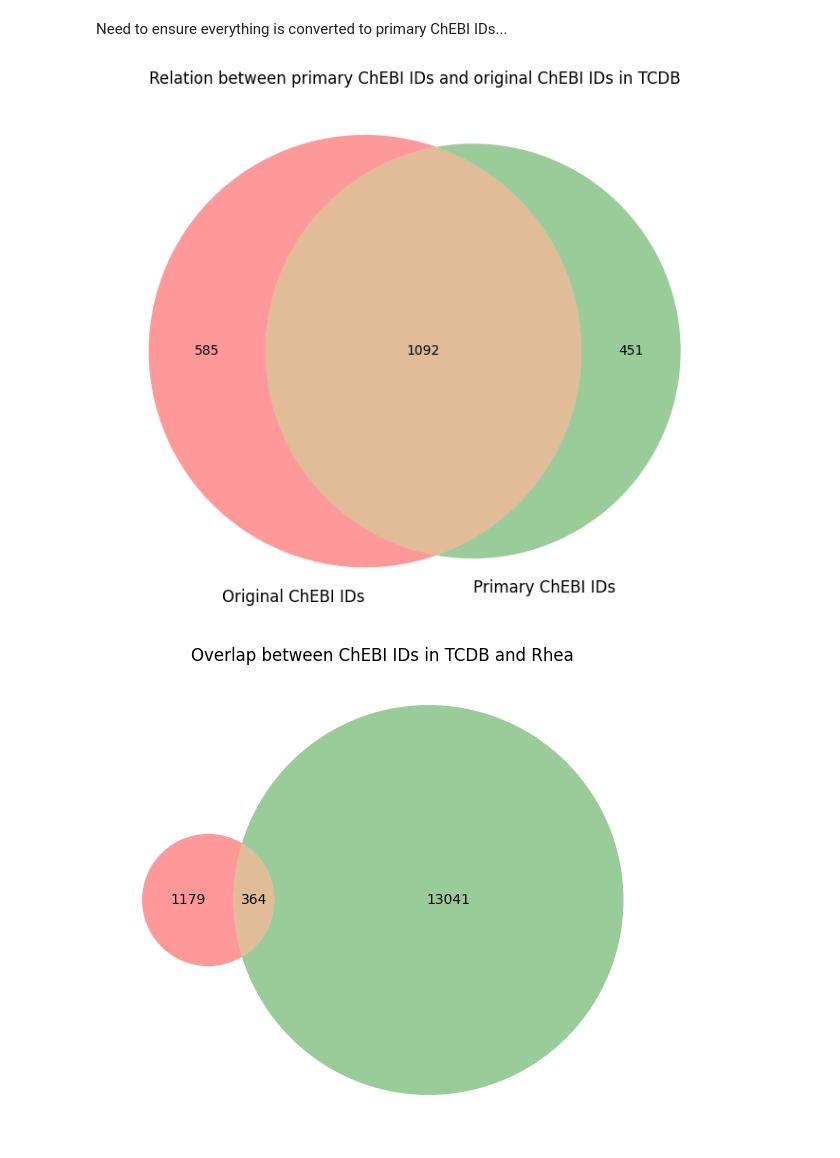
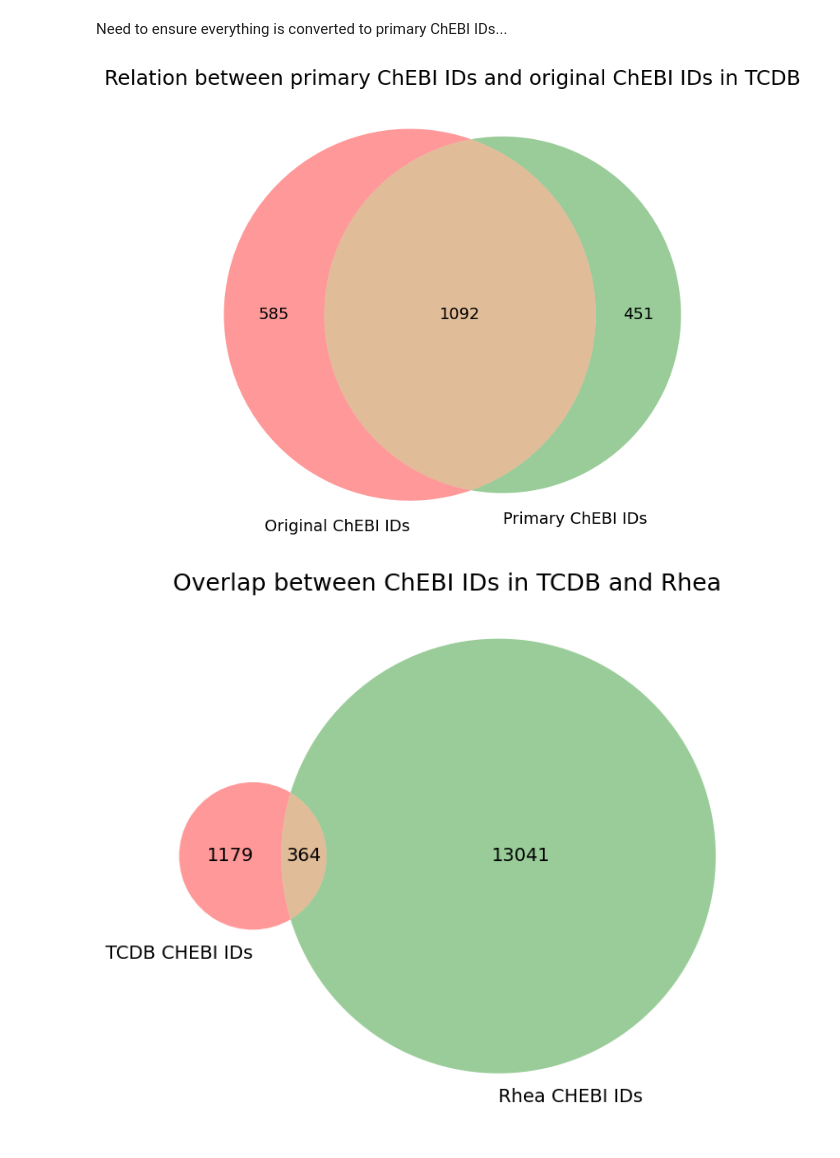
Before and after one commit to blandro/master-project, a Jupyter notebook: Misc/chebis_tcdb_rhea.ipynb, the cells around one changed output. Drawn from its saved outputs; the diff is of its cells as text; code cells hidden in the pictures.

```diff
--- a/Misc/chebis_tcdb_rhea.ipynb
+++ b/Misc/chebis_tcdb_rhea.ipynb
@@ -45,17 +45,26 @@ rhea_subs1 = set([s2p(el) for el in rhea_subs])
 # %%
 plt.figure(figsize=(10, 6))
 venn = venn2([tc_subs, tc_subs1], ("Original ChEBI IDs", "Primary ChEBI IDs"))
-plt.title("Relation between primary ChEBI IDs and original ChEBI IDs in TCDB")
+plt.title("Relation between primary ChEBI IDs and original ChEBI IDs in TCDB", fontsize=18)
+for t in venn.set_labels:
+        t.set_fontsize(14)
+for t in venn.subset_labels:
+    t.set_fontsize(14)
 plt.tight_layout()
 plt.savefig("s2p_diff_tcdb.pdf", bbox_inches='tight')
 plt.show()
 # %% [output]
-[figure, old version]
+[figure, new version]
 # %%
 plt.figure(figsize=(10, 6))
-# venn = venn2([tc_subs1, rhea_subs1], ("TCDB ChEBI IDs ", "Rhea ChEBI IDs"))
-venn = venn2([tc_subs1, rhea_subs1], (" ", ""))
-plt.title("Overlap between ChEBI IDs in TCDB and Rhea")
+venn = venn2([tc_subs1, rhea_subs1], ("TCDB CHEBI IDs", "Rhea CHEBI IDs"))
+plt.title("Overlap between ChEBI IDs in TCDB and Rhea", fontsize=18)
+for t in venn.set_labels:
+        t.set_fontsize(14)
+for t in venn.subset_labels:
+    t.set_fontsize(14)
+plt.tight_layout()
+plt.savefig("chebi_overlap_tcdb_rhea.pdf", bbox_inches='tight')
 plt.show()
 # %% [output]
-[figure, old version]
+[figure, new version]
```
Also changed, not shown: 2 other files.
